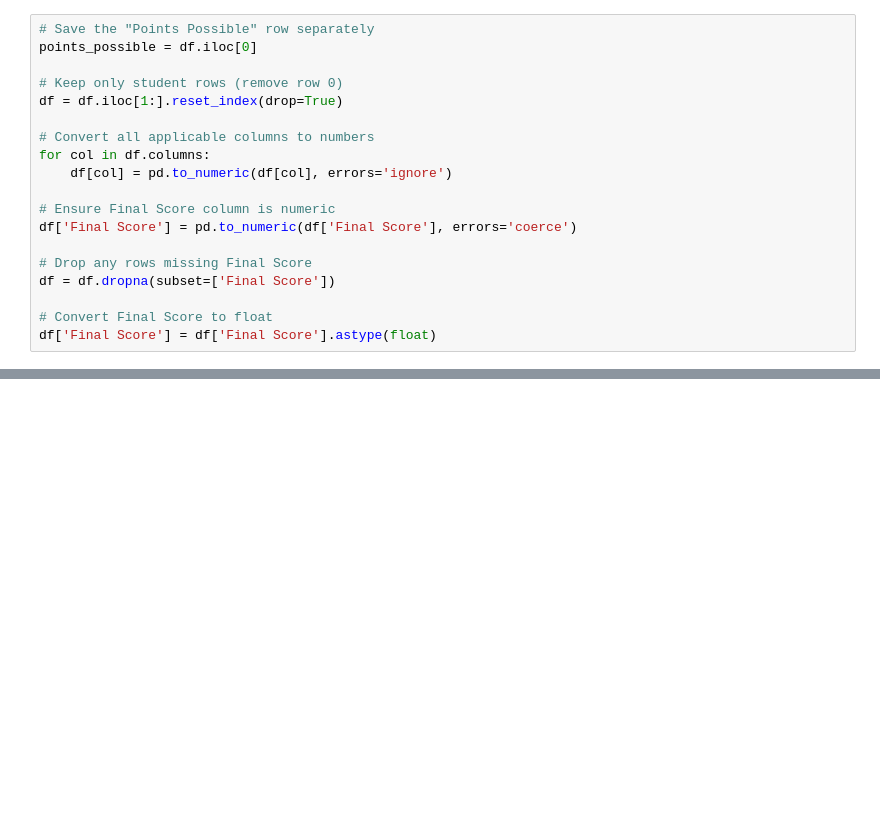
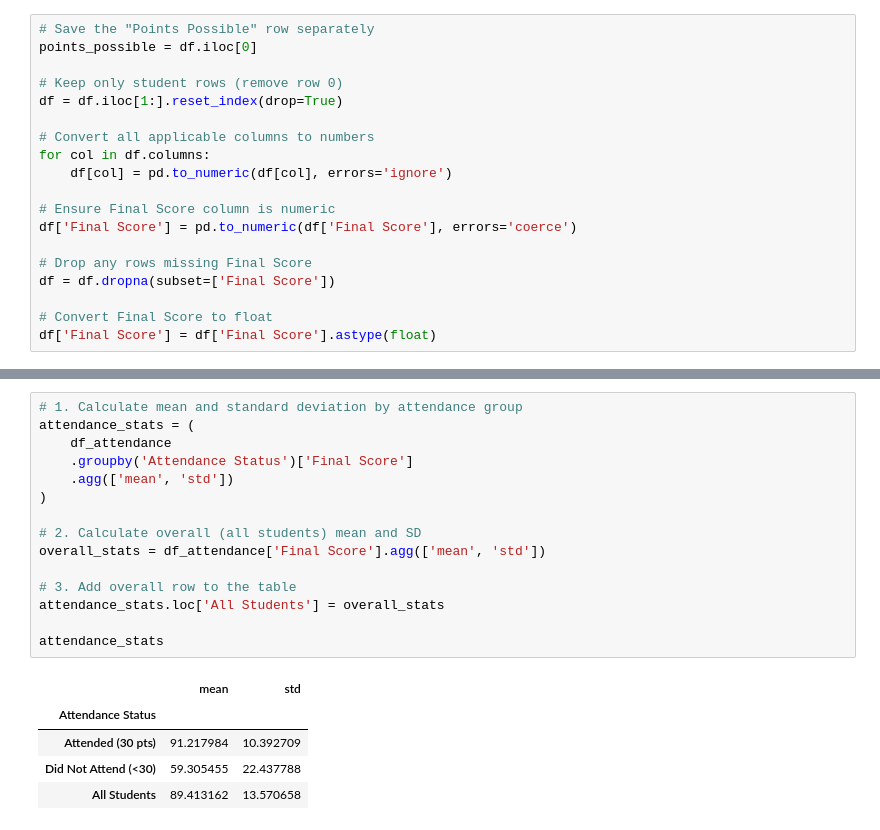
Before and after one commit to akioazevedo/student_analysis, a Jupyter notebook: Analysis.ipynb, the cells around one changed output, grey strips where cells are left out. Drawn from its saved outputs; the diff is of its cells as text; blank space fills up the shorter version.

```diff
--- a/Analysis.ipynb
+++ b/Analysis.ipynb
@@ -148 +138,22 @@ plt.show()
+# %%
+# 1. Calculate mean and standard deviation by attendance group
+attendance_stats = (
+    df_attendance
+    .groupby('Attendance Status')['Final Score']
+    .agg(['mean', 'std'])
+)
+
+# 2. Calculate overall (all students) mean and SD
+overall_stats = df_attendance['Final Score'].agg(['mean', 'std'])
+
+# 3. Add overall row to the table
+attendance_stats.loc['All Students'] = overall_stats
+
+attendance_stats
+# %% [output]
+|  | mean | std |
+| Attendance Status |  |  |
+| Attended (30 pts) | 91.217984 | 10.392709 |
+| Did Not Attend (<30) | 59.305455 | 22.437788 |
+| All Students | 89.413162 | 13.570658 |
 # %%
```
Also changed, not shown: parts of 7 cells of this notebook, 6 other files.
